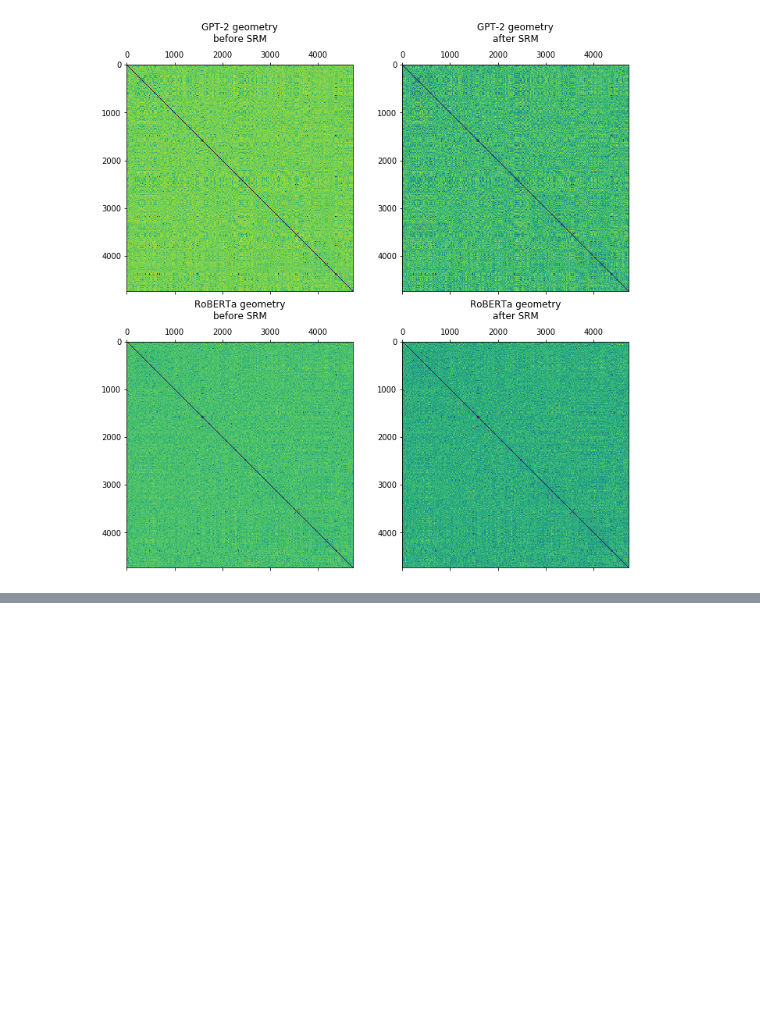
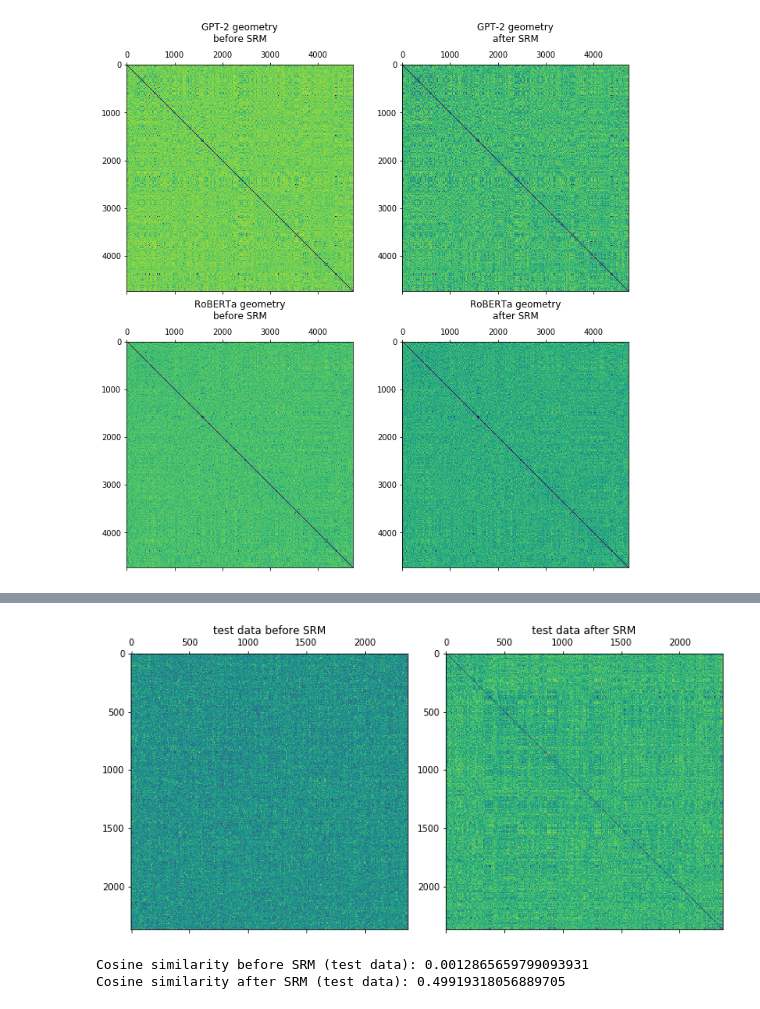
Before and after one commit to snastase/embedding-srm, a Jupyter notebook: embedding_srm.ipynb, the cells around one changed output, grey strips where cells are left out. Cells and saved outputs as stored; diff of their text form; code cells hidden in the pictures; blank space fills up the shorter version.

Commit message:
Updated SRM example to include split-half cross-validation

```diff
--- a/embedding_srm.ipynb
+++ b/embedding_srm.ipynb
@@ -151,0 +168,4 @@ Cosine similarity after: 0.5964059143782843
+# %%
+# Z-score our split data
+gpt2_train, gpt2_test = zscore_cv(gpt2_train, gpt2_test)
+roberta_train, roberta_test = zscore_cv(roberta_train, roberta_test)
@@ -151,0 +180,26 @@ Cosine similarity after: 0.5964059143782843
+# %%
+# Transform the test data into shared space using SRM transformations
+gpt2_test_srm = gpt2_test.dot(srm.w_[0])
+roberta_test_srm = roberta_test.dot(srm.w_[1])
+# %%
+# Compute sample-wise distances between datasets
+roberta_test_pad = hpad_zeros(roberta_test, gpt2_test.shape[1])
+test_dist = cdist(gpt2_test, roberta_test_pad, metric='cosine')
+srm_test_dist = cdist(gpt2_test_srm, roberta_test_srm, metric='cosine')
+# %%
+# Visualize sample-wise alignment before and after
+fig, axs = plt.subplots(ncols=2, nrows=1, figsize=(10, 6))
+axs[0].matshow(test_dist)
+axs[0].set_title('test data before SRM')
+axs[1].matshow(srm_test_dist)
+axs[1].set_title('test data after SRM')
+plt.tight_layout()
+# %% [output]
+[figure, added]
+# %%
+# Get sample-wise cosine similarities
+print(f"Cosine similarity before SRM (test data): {1 - np.mean(test_dist.diagonal())}")
+print(f"Cosine similarity after SRM (test data): {1 - np.mean(srm_test_dist.diagonal())}")
+# %% [output]
+Cosine similarity before SRM (test data): 0.0012865659799093931
+Cosine similarity after SRM (test data): 0.49919318056889705
```
Also changed, not shown: parts of 8 cells of this notebook.
